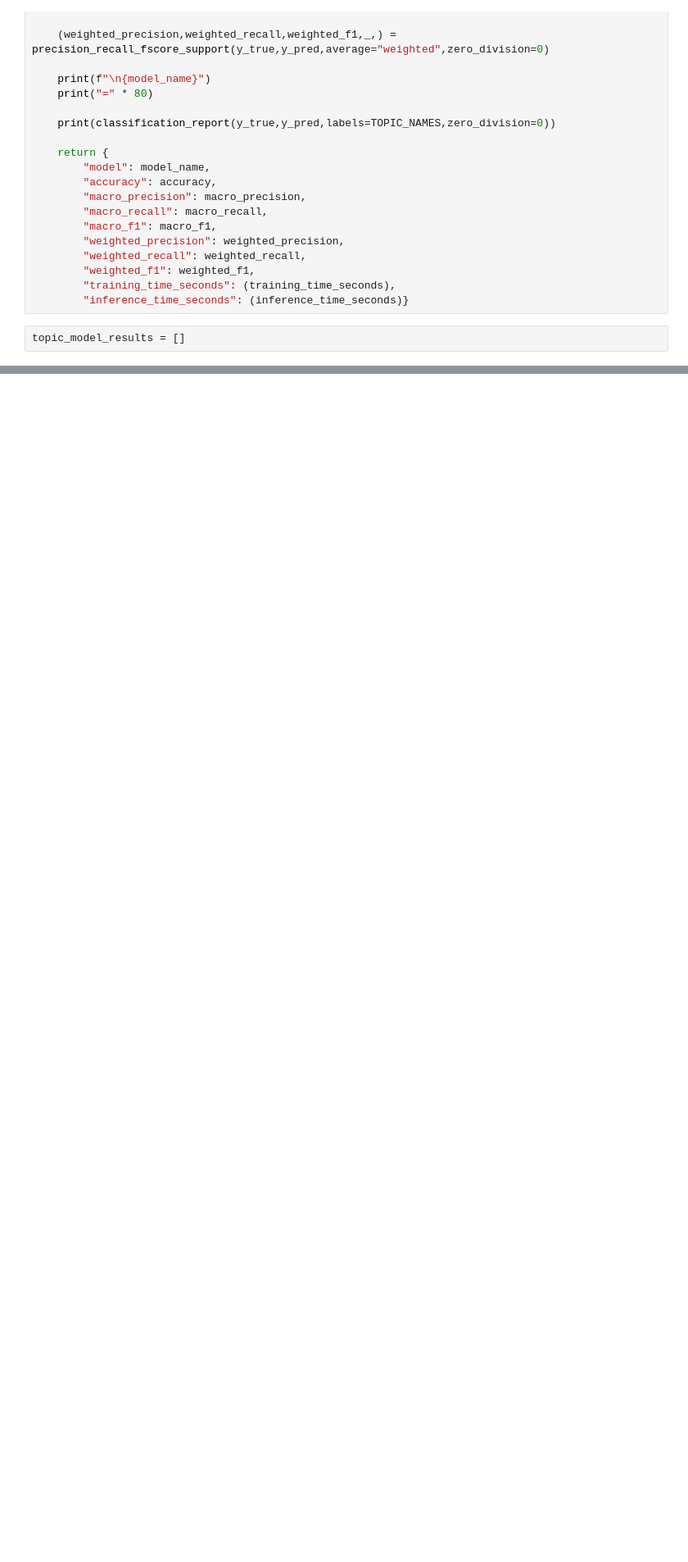
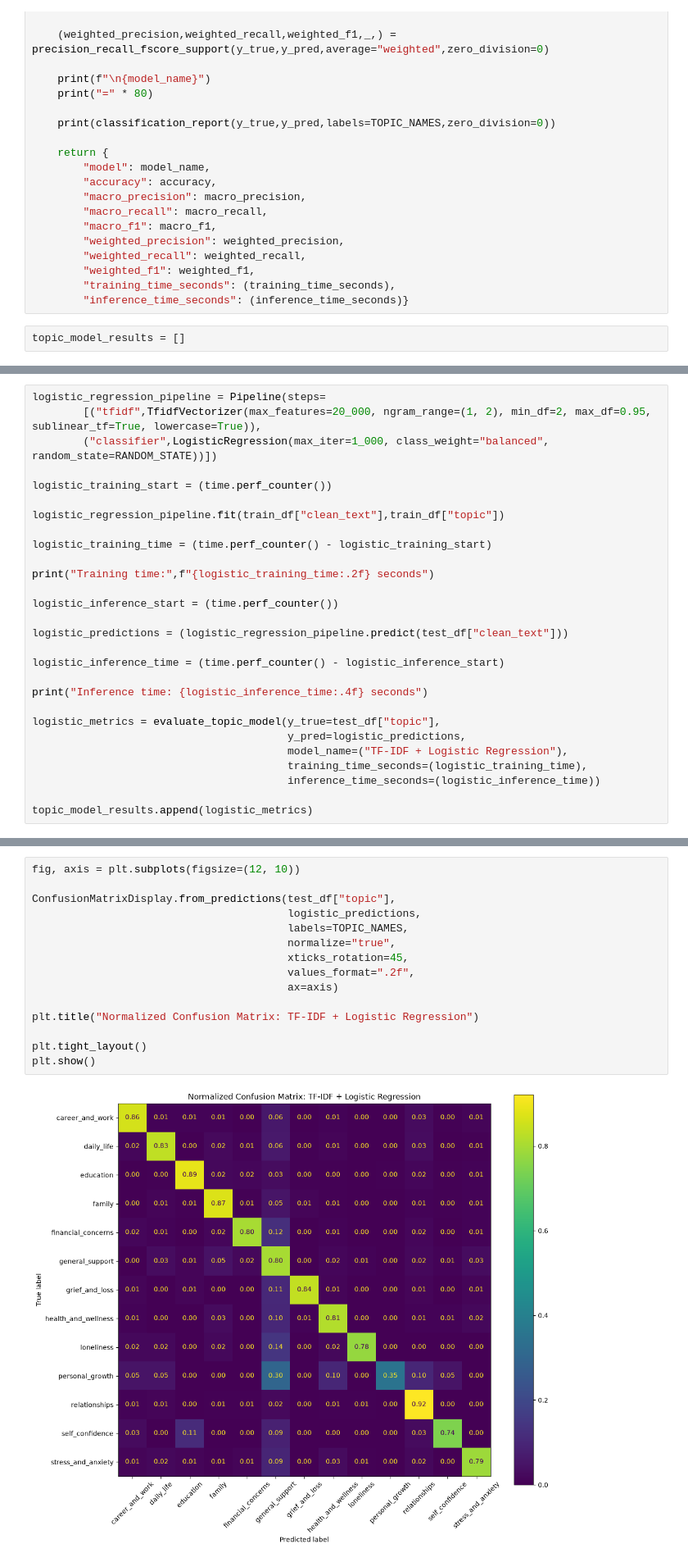
Before and after one commit to nelsonKat0522/AI_EmotionExpress, a Jupyter notebook: notebooks/02_Topic_Classification.ipynb, the cells around one changed output, grey strips where cells are left out. Shown at 82% size. Drawn from its saved outputs; the diff is of its cells as text; blank space fills up the shorter version.

```diff
--- a/notebooks/02_Topic_Classification.ipynb
+++ b/notebooks/02_Topic_Classification.ipynb
@@ -3110,0 +1558,28 @@ One important point for your final report: the model is currently learning label
+# %%
+logistic_regression_pipeline = Pipeline(steps=
+        [("tfidf",TfidfVectorizer(max_features=20_000, ngram_range=(1, 2), min_df=2, max_df=0.95, sublinear_tf=True, lowercase=True)),
+        ("classifier",LogisticRegression(max_iter=1_000, class_weight="balanced", random_state=RANDOM_STATE))])
+
+logistic_training_start = (time.perf_counter())
+
+logistic_regression_pipeline.fit(train_df["clean_text"],train_df["topic"])
+
+logistic_training_time = (time.perf_counter() - logistic_training_start)
+
+print("Training time:",f"{logistic_training_time:.2f} seconds")
+
+logistic_inference_start = (time.perf_counter())
+
+logistic_predictions = (logistic_regression_pipeline.predict(test_df["clean_text"]))
+
+logistic_inference_time = (time.perf_counter() - logistic_inference_start)
+
+print("Inference time: {logistic_inference_time:.4f} seconds")
+
+logistic_metrics = evaluate_topic_model(y_true=test_df["topic"],
+                                        y_pred=logistic_predictions,
+                                        model_name=("TF-IDF + Logistic Regression"),
+                                        training_time_seconds=(logistic_training_time),
+                                        inference_time_seconds=(logistic_inference_time))
+
+topic_model_results.append(logistic_metrics)
@@ -3110,0 +1606,17 @@ One important point for your final report: the model is currently learning label
+# %%
+fig, axis = plt.subplots(figsize=(12, 10))
+
+ConfusionMatrixDisplay.from_predictions(test_df["topic"],
+                                        logistic_predictions,
+                                        labels=TOPIC_NAMES,
+                                        normalize="true",
+                                        xticks_rotation=45,
+                                        values_format=".2f",
+                                        ax=axis)
+
+plt.title("Normalized Confusion Matrix: TF-IDF + Logistic Regression")
+
+plt.tight_layout()
+plt.show()
+# %% [output]
+[figure, added]
```
Also changed, not shown: parts of 107 cells of this notebook, 4 other files.
